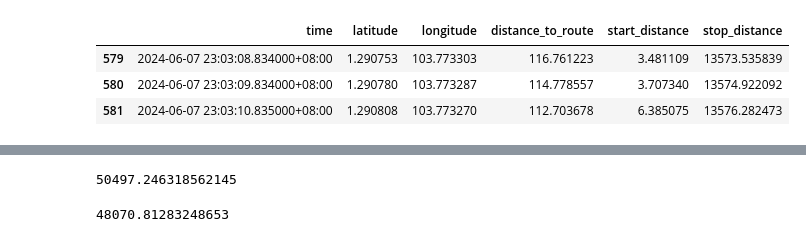
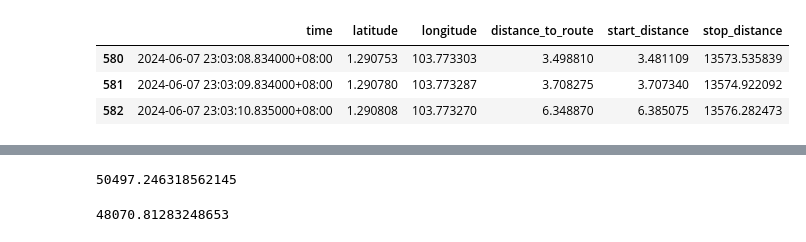
Before and after one commit to evgeniyarbatov/garmin-vs-polar, a Jupyter notebook: notebooks/07-06-2024.ipynb, the cells around one changed output, grey strips where cells are left out. Cells and saved outputs as stored; diff of their text form; code cells hidden in the pictures.

```diff
--- a/notebooks/07-06-2024.ipynb
+++ b/notebooks/07-06-2024.ipynb
@@ -64,5 +31,5 @@ garmin_df.head(3)
 # %%
-polar_df = query_postgis('polar_route')
+polar_df = get_location_error('polar_route')
 polar_df.head(3)
 # %% [output]
 |  | time | latitude | longitude | distance_to_route |
@@ -72,12 +39 @@ polar_df.head(3)
-# %%
-def crop_route(df, start_point_count):
-    df['start_distance'] = df.apply(lambda row: geodesic((row['latitude'], row['longitude']), start_location).meters, axis=1)
-    df['stop_distance'] = df.apply(lambda row: geodesic((row['latitude'], row['longitude']), stop_location).meters, axis=1)
-
-    start_point_idx = df.iloc[:start_point_count]['start_distance'].idxmin()
-    end_point_idx = df.iloc[-200:]['stop_distance'].idxmin()
-
-    df = df.iloc[start_point_idx:end_point_idx]
-
-    return df
 # %%
@@ -91,11 +47,11 @@ garmin_df.head(3)
 # %%
-polar_df = crop_route(polar_df, 600)
+polar_df = crop_route(polar_df, start_location, stop_location, 600)
 polar_df.head(3)
 # %% [output]
 |  | time | latitude | longitude | distance_to_route | start_distance | stop_distance |
-| 579 | 2024-06-07 23:03:08.834000+08:00 | 1.290753 | 103.773303 | 116.761223 | 3.481109 | 13573.535839 |
-| 580 | 2024-06-07 23:03:09.834000+08:00 | 1.290780 | 103.773287 | 114.778557 | 3.707340 | 13574.922092 |
-| 581 | 2024-06-07 23:03:10.835000+08:00 | 1.290808 | 103.773270 | 112.703678 | 6.385075 | 13576.282473 |
+| 580 | 2024-06-07 23:03:08.834000+08:00 | 1.290753 | 103.773303 | 3.498810 | 3.481109 | 13573.535839 |
+| 581 | 2024-06-07 23:03:09.834000+08:00 | 1.290780 | 103.773287 | 3.708275 | 3.707340 | 13574.922092 |
+| 582 | 2024-06-07 23:03:10.835000+08:00 | 1.290808 | 103.773270 | 6.348870 | 6.385075 | 13576.282473 |
 # %%
 desc_polar_df = polar_df['distance_to_route'].describe().to_frame()
 desc_polar_df.columns = ['Polar']
```
Also changed, not shown: parts of 12 cells of this notebook, 4 other files.
